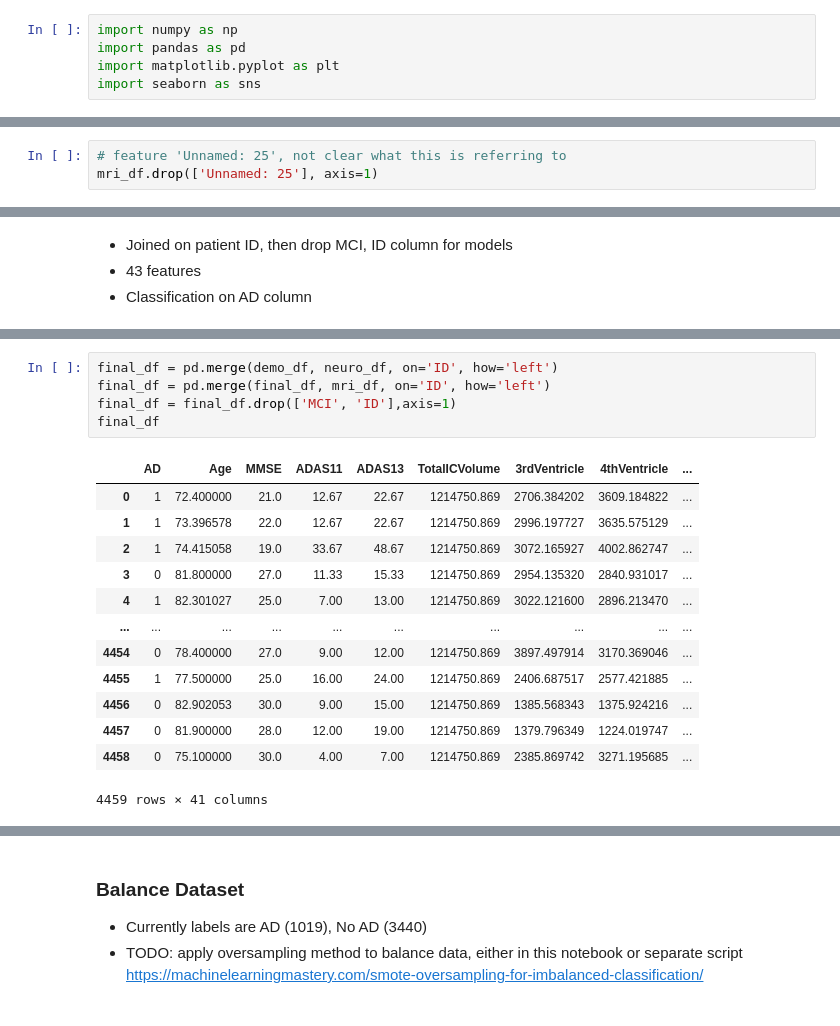
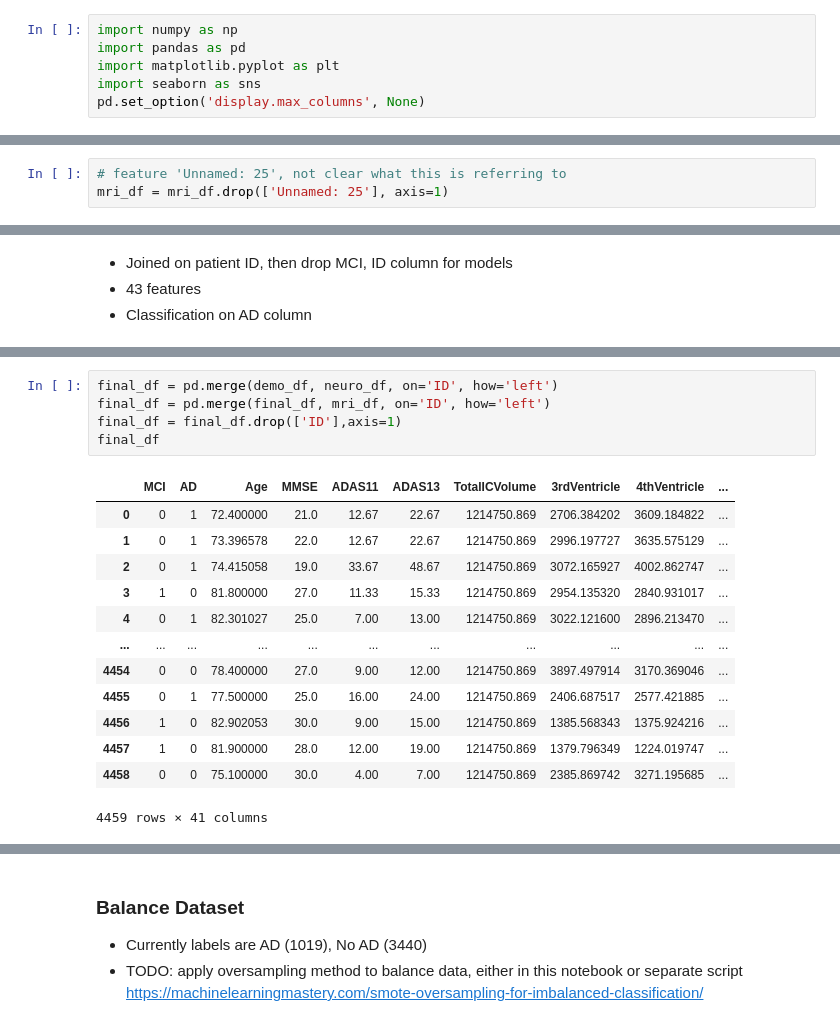
Before and after one commit to umayaaah/xai-for-alzheimer-prediction, a Jupyter notebook: preprocessing/ADNI_preprocessing.ipynb, the cells around one changed output, grey strips where cells are left out. Cells and saved outputs as stored; diff of their text form.

```diff
--- a/preprocessing/ADNI_preprocessing.ipynb
+++ b/preprocessing/ADNI_preprocessing.ipynb
@@ -9,3 +9,4 @@ import numpy as np
 import pandas as pd
 import matplotlib.pyplot as plt
 import seaborn as sns
+pd.set_option('display.max_columns', None)
@@ -154,4 +165,4 @@ Rows containing at least one NAN values: 0
 - See ADNI_MRI_features.csv for list of all features
 # %%
 # feature 'Unnamed: 25', not clear what this is referring to
-mri_df.drop(['Unnamed: 25'], axis=1)
+mri_df = mri_df.drop(['Unnamed: 25'], axis=1)
@@ -341,19 +406,19 @@ Length: 138, dtype: int64
 # %%
 final_df = pd.merge(demo_df, neuro_df, on='ID', how='left')
 final_df = pd.merge(final_df, mri_df, on='ID', how='left')
-final_df = final_df.drop(['MCI', 'ID'],axis=1)
+final_df = final_df.drop(['ID'],axis=1)
 final_df
 # %% [output]
-|  | AD | Age | MMSE | ADAS11 | ADAS13 | TotalICVolume | 3rdVentricle | 4thVentricle | ... |
-| 0 | 1 | 72.400000 | 21.0 | 12.67 | 22.67 | 1214750.869 | 2706.384202 | 3609.184822 | ... |
-| 1 | 1 | 73.396578 | 22.0 | 12.67 | 22.67 | 1214750.869 | 2996.197727 | 3635.575129 | ... |
-| 2 | 1 | 74.415058 | 19.0 | 33.67 | 48.67 | 1214750.869 | 3072.165927 | 4002.862747 | ... |
-| 3 | 0 | 81.800000 | 27.0 | 11.33 | 15.33 | 1214750.869 | 2954.135320 | 2840.931017 | ... |
-| 4 | 1 | 82.301027 | 25.0 | 7.00 | 13.00 | 1214750.869 | 3022.121600 | 2896.213470 | ... |
-| ... | ... | ... | ... | ... | ... | ... | ... | ... | ... |
-| 4454 | 0 | 78.400000 | 27.0 | 9.00 | 12.00 | 1214750.869 | 3897.497914 | 3170.369046 | ... |
-| 4455 | 1 | 77.500000 | 25.0 | 16.00 | 24.00 | 1214750.869 | 2406.687517 | 2577.421885 | ... |
-| 4456 | 0 | 82.902053 | 30.0 | 9.00 | 15.00 | 1214750.869 | 1385.568343 | 1375.924216 | ... |
-| 4457 | 0 | 81.900000 | 28.0 | 12.00 | 19.00 | 1214750.869 | 1379.796349 | 1224.019747 | ... |
-| 4458 | 0 | 75.100000 | 30.0 | 4.00 | 7.00 | 1214750.869 | 2385.869742 | 3271.195685 | ... |
+|  | MCI | AD | Age | MMSE | ADAS11 | ADAS13 | TotalICVolume | 3rdVentricle | 4thVentricle | ... |
+| 0 | 0 | 1 | 72.400000 | 21.0 | 12.67 | 22.67 | 1214750.869 | 2706.384202 | 3609.184822 | ... |
+| 1 | 0 | 1 | 73.396578 | 22.0 | 12.67 | 22.67 | 1214750.869 | 2996.197727 | 3635.575129 | ... |
+| 2 | 0 | 1 | 74.415058 | 19.0 | 33.67 | 48.67 | 1214750.869 | 3072.165927 | 4002.862747 | ... |
+| 3 | 1 | 0 | 81.800000 | 27.0 | 11.33 | 15.33 | 1214750.869 | 2954.135320 | 2840.931017 | ... |
+| 4 | 0 | 1 | 82.301027 | 25.0 | 7.00 | 13.00 | 1214750.869 | 3022.121600 | 2896.213470 | ... |
+| ... | ... | ... | ... | ... | ... | ... | ... | ... | ... | ... |
+| 4454 | 0 | 0 | 78.400000 | 27.0 | 9.00 | 12.00 | 1214750.869 | 3897.497914 | 3170.369046 | ... |
+| 4455 | 0 | 1 | 77.500000 | 25.0 | 16.00 | 24.00 | 1214750.869 | 2406.687517 | 2577.421885 | ... |
+| 4456 | 1 | 0 | 82.902053 | 30.0 | 9.00 | 15.00 | 1214750.869 | 1385.568343 | 1375.924216 | ... |
+| 4457 | 1 | 0 | 81.900000 | 28.0 | 12.00 | 19.00 | 1214750.869 | 1379.796349 | 1224.019747 | ... |
+| 4458 | 0 | 0 | 75.100000 | 30.0 | 4.00 | 7.00 | 1214750.869 | 2385.869742 | 3271.195685 | ... |
 4459 rows × 41 columns
```
Also changed, not shown: parts of 22 cells of this notebook, 8 other files.
